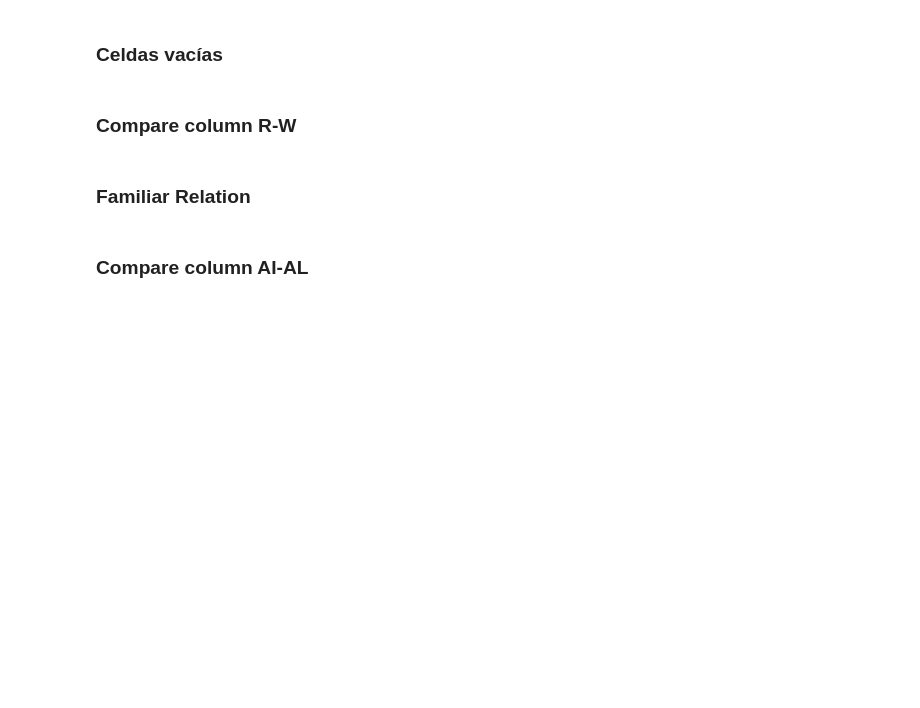
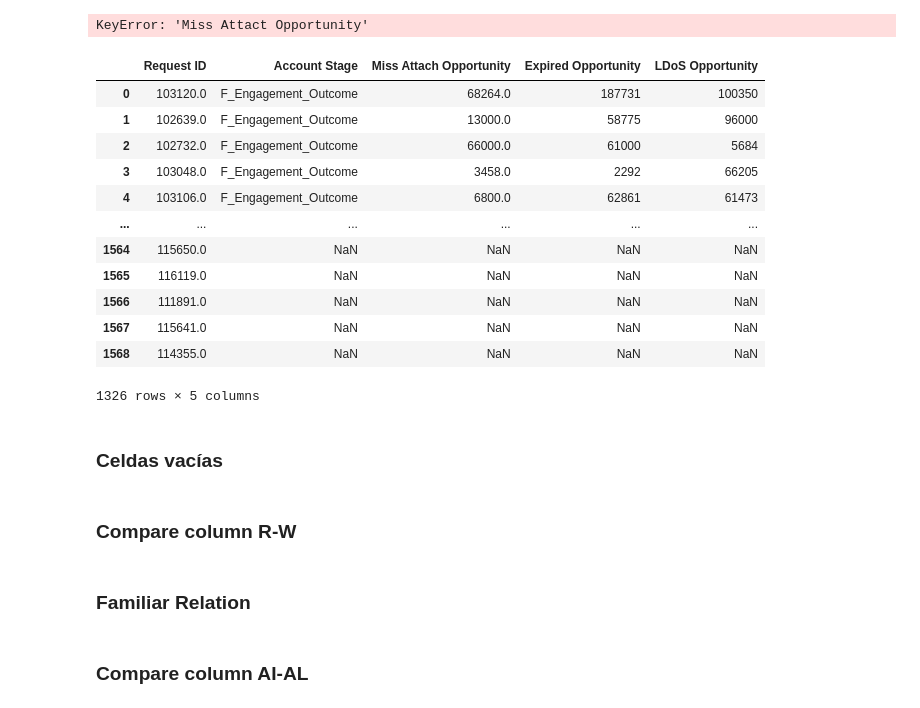
Before and after one commit to Jonnathan08/Error-Trackers, a Jupyter notebook: main.ipynb, the cells around one changed output. Cells and saved outputs as stored; diff of their text form; code cells hidden in the pictures; blank space fills up the shorter version.

Commit message:
Miss Attach Opportunity // Expired Opportunity // LDoS Opportunity - Added

```diff
--- a/main.ipynb
+++ b/main.ipynb
@@ -411,6 +411,37 @@ for index, row in reas_hold.iterrows():
         reas_hold['Days on Hold'].loc[index] = None
 
 reas_hold.dropna(axis=0, how='all', subset=['Reason On Hold', 'Days on Hold'], inplace=True)
+# %%
+# Miss Attach Opportunity // Expired Opportunity // LDoS Opportunity
+
+oppty= ca[['Request ID', 'Account Stage','Miss Attach Opportunity', 'Expired Opportunity', 'LDoS Opportunity']].copy()
+
+for p, row in oppty.iterrows():
+    if pd.isna(row['Account Stage']) == False:
+        if pd.isna(row['Miss Attach Opportunity']) == True:
+            oppty['Miss Attach Opportunity'].loc[p] == 'Empty oppotunity'
+        if pd.isna(row['Expired Opportunity']) == True:
+            oppty['Expired Opportunity'].loc[p] == 'Empty oppotunity'
+        if pd.isna(row['LDoS Opportunity']) == True:
+            oppty['LDoS Opportunity'].loc[p] == 'Empty oppotunity'
+# %% [output]
+KeyError: 'Miss Attact Opportunity'
+# %%
+oppty
+# %% [output]
+|  | Request ID | Account Stage | Miss Attach Opportunity | Expired Opportunity | LDoS Opportunity |
+| 0 | 103120.0 | F_Engagement_Outcome | 68264.0 | 187731 | 100350 |
+| 1 | 102639.0 | F_Engagement_Outcome | 13000.0 | 58775 | 96000 |
+| 2 | 102732.0 | F_Engagement_Outcome | 66000.0 | 61000 | 5684 |
+| 3 | 103048.0 | F_Engagement_Outcome | 3458.0 | 2292 | 66205 |
+| 4 | 103106.0 | F_Engagement_Outcome | 6800.0 | 62861 | 61473 |
+| ... | ... | ... | ... | ... | ... |
+| 1564 | 115650.0 | NaN | NaN | NaN | NaN |
+| 1565 | 116119.0 | NaN | NaN | NaN | NaN |
+| 1566 | 111891.0 | NaN | NaN | NaN | NaN |
+| 1567 | 115641.0 | NaN | NaN | NaN | NaN |
+| 1568 | 114355.0 | NaN | NaN | NaN | NaN |
+1326 rows × 5 columns
 # %%
 # Merging new tables
 new_table = request_type.merge(join_call, how='outer', left_on='Request ID', right_on='Request ID').merge(
```
